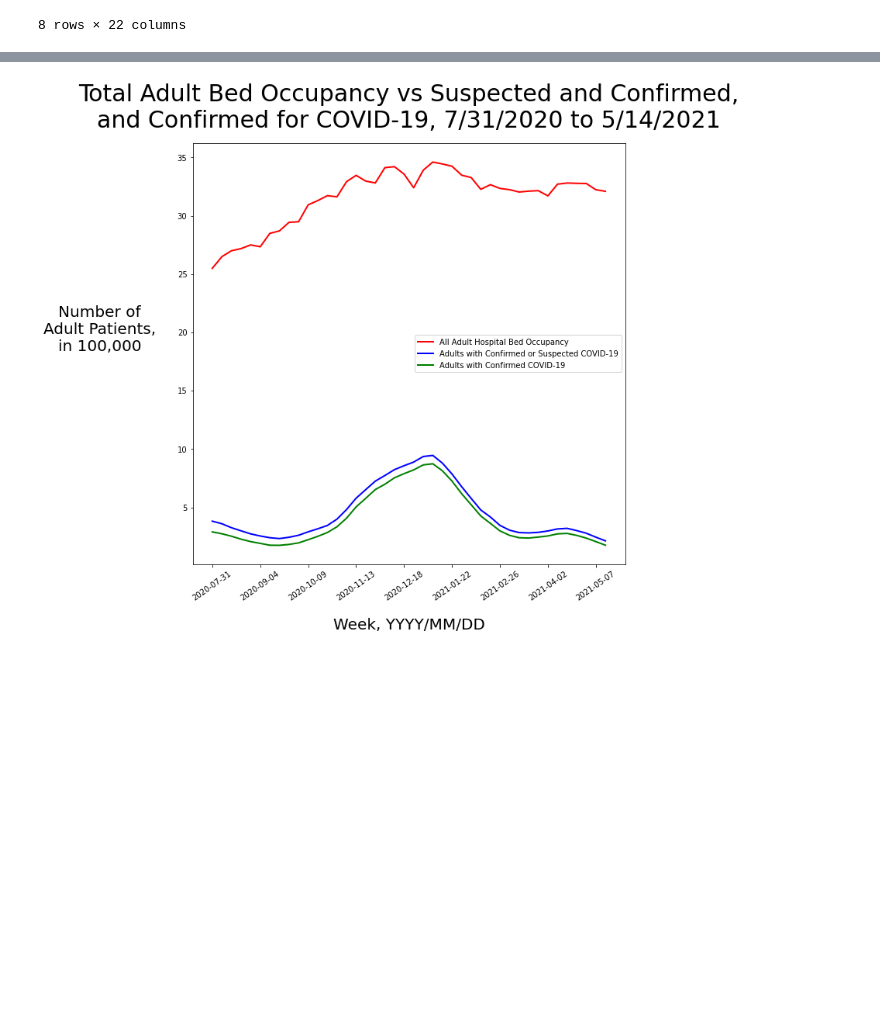
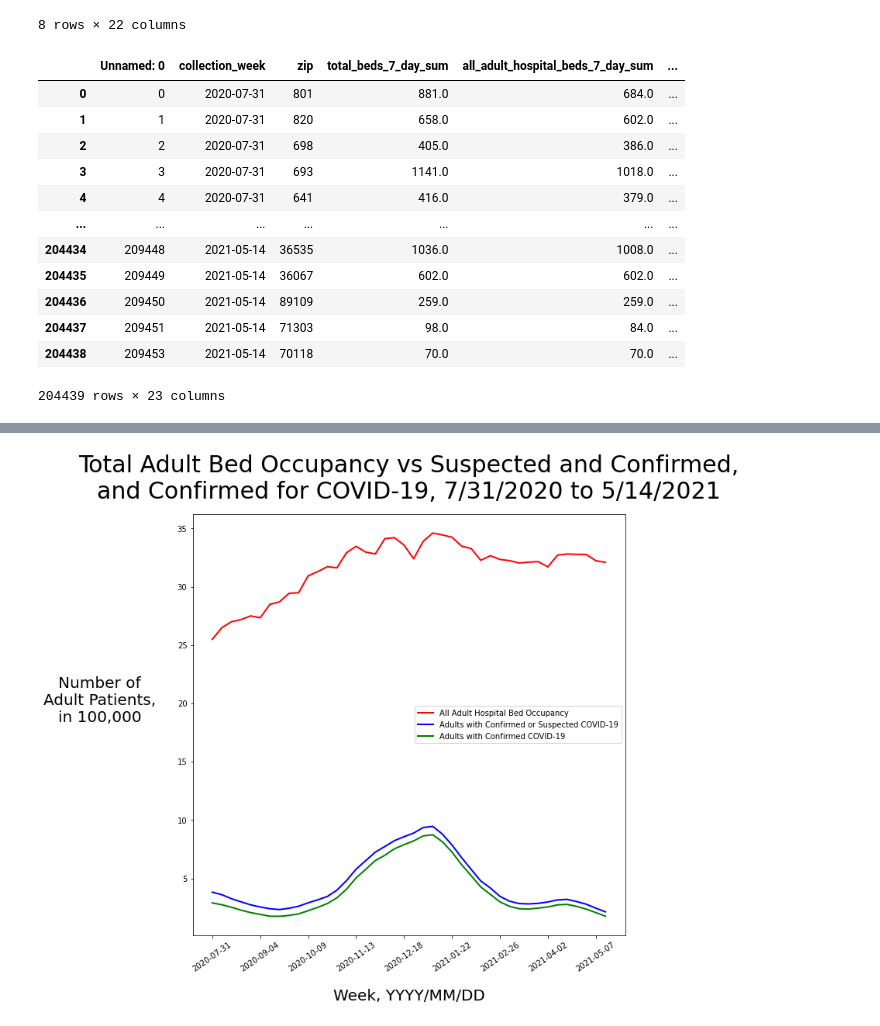
Before and after one commit to WhyVee/covid_in_the_community, a Jupyter notebook: src/graphing_nb.ipynb, the cells around one changed output, grey strips where cells are left out. Saved outputs shown, nothing was run; the diff lists cells and outputs as text; code cells hidden in the pictures; blank space fills up the shorter version.

```diff
--- a/src/graphing_nb.ipynb
+++ b/src/graphing_nb.ipynb
@@ -21,6 +20,22 @@ hospital_chosen_zip.describe()
 | 75% | 157605.500000 | 75965.000000 | 1546.000000 | 1400.000000 | 1183.000000 | ... |
 | max | 209453.000000 | 99901.000000 | 35108.000000 | 33460.000000 | 20128.000000 | ... |
 8 rows × 22 columns
+# %%
+hospital_chosen_zip
+# %% [output]
+|  | Unnamed: 0 | collection_week | zip | total_beds_7_day_sum | all_adult_hospital_beds_7_day_sum | ... |
+| 0 | 0 | 2020-07-31 | 801 | 881.0 | 684.0 | ... |
+| 1 | 1 | 2020-07-31 | 820 | 658.0 | 602.0 | ... |
+| 2 | 2 | 2020-07-31 | 698 | 405.0 | 386.0 | ... |
+| 3 | 3 | 2020-07-31 | 693 | 1141.0 | 1018.0 | ... |
+| 4 | 4 | 2020-07-31 | 641 | 416.0 | 379.0 | ... |
+| ... | ... | ... | ... | ... | ... | ... |
+| 204434 | 209448 | 2021-05-14 | 36535 | 1036.0 | 1008.0 | ... |
+| 204435 | 209449 | 2021-05-14 | 36067 | 602.0 | 602.0 | ... |
+| 204436 | 209450 | 2021-05-14 | 89109 | 259.0 | 259.0 | ... |
+| 204437 | 209451 | 2021-05-14 | 71303 | 98.0 | 84.0 | ... |
+| 204438 | 209453 | 2021-05-14 | 70118 | 70.0 | 70.0 | ... |
+204439 rows × 23 columns
 # %%
 hospital_gb_date = hospital_chosen_zip.groupby('collection_week')
 hospital_gb_sum = hospital_gb_date.aggregate(np.sum)
```
Also changed, not shown: parts of 5 cells of this notebook.
